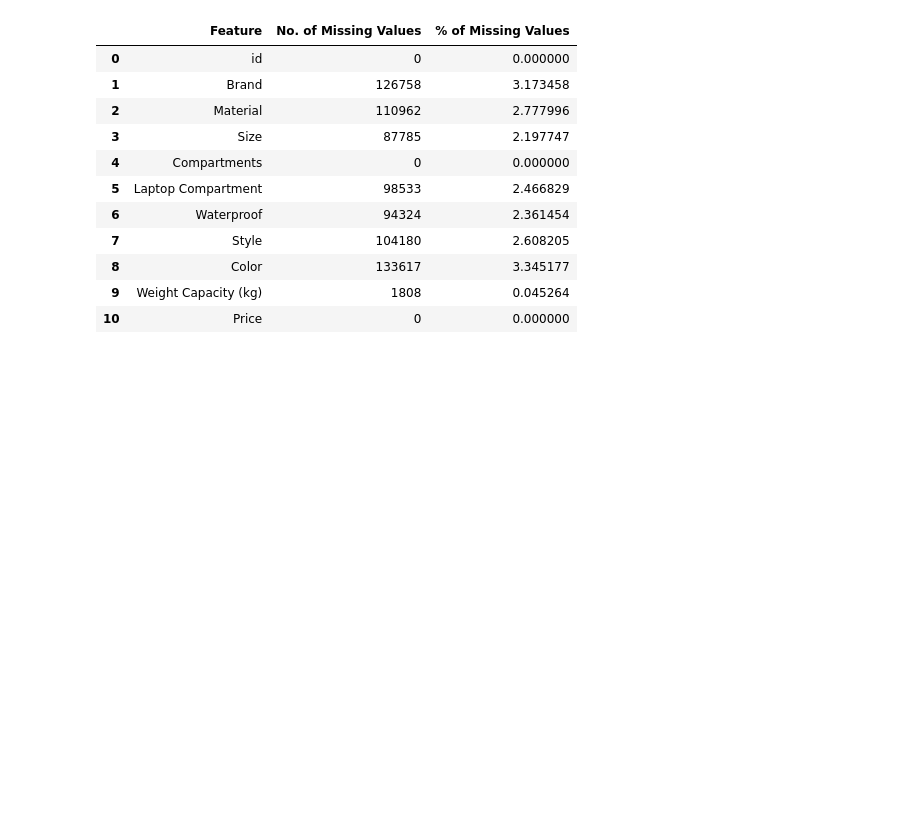
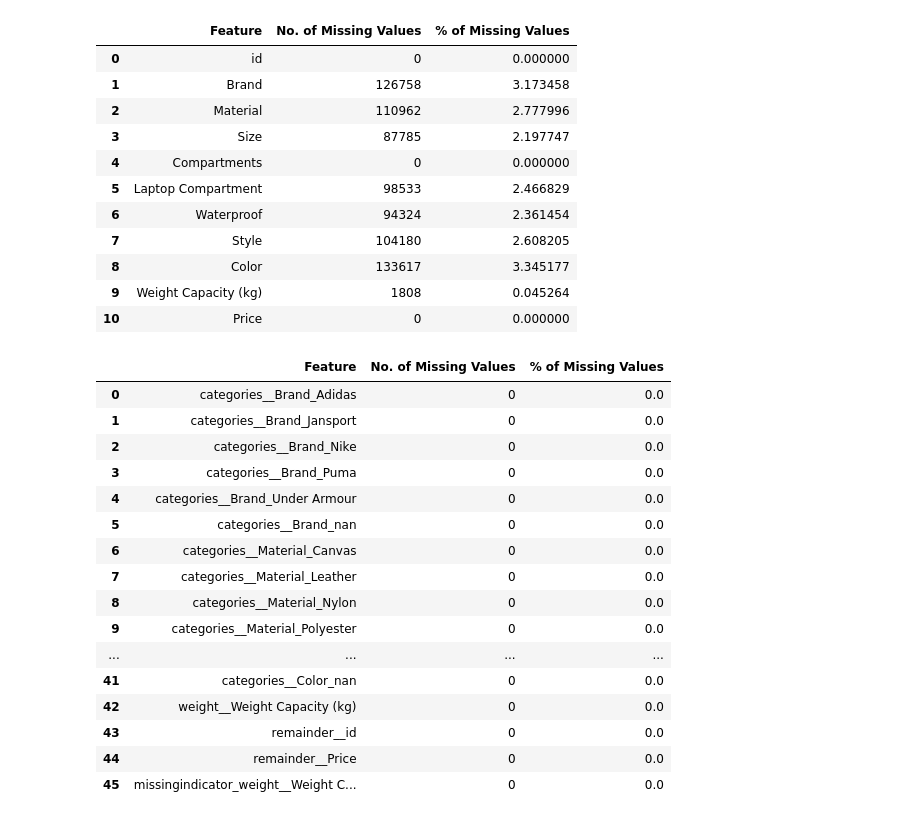
Before and after one commit to mihofer/kaggle_projects, a Jupyter notebook: backpack_prediction_challenge/analysis.ipynb, the cells around one changed output. Saved outputs shown, nothing was run; the diff lists cells and outputs as text; code cells hidden in the pictures; blank space fills up the shorter version.

```diff
--- a/backpack_prediction_challenge/analysis.ipynb
+++ b/backpack_prediction_challenge/analysis.ipynb
@@ -146,5 +147,52 @@ missing_values_train
 | 8 | Color | 133617 | 3.345177 |
 | 9 | Weight Capacity (kg) | 1808 | 0.045264 |
 | 10 | Price | 0 | 0.000000 |
+# %%
+transformer = ColumnTransformer(
+    transformers=[
+        ('categories', OneHotEncoder(), CATEGORIC_COLUMNS),
+        ('weight', MinMaxScaler(), ['Weight Capacity (kg)']),
+    ], remainder='passthrough'
+)
+
+imputer = KNNImputer(
+    n_neighbors=2,
+    weights='uniform',
+    add_indicator=True,
+)
+
+transformer_pipeline=Pipeline(
+    steps=[
+        ('transform', transformer),
+        ('impute', imputer)
+    ]
+)
+imputed_train_df = transformer_pipeline.fit_transform(train_df)
+imputed_train_df
+# %%
+missing_values_train = pd.DataFrame({
+    'Feature': imputed_train_df.columns,
+    'No. of Missing Values': imputed_train_df.isnull().sum().values,
+    '% of Missing Values': ((imputed_train_df.isnull().sum().values)/len(imputed_train_df)*100)
+    })
+missing_values_train
+# %% [output]
+|  | Feature | No. of Missing Values | % of Missing Values |
+| 0 | categories__Brand_Adidas | 0 | 0.0 |
+| 1 | categories__Brand_Jansport | 0 | 0.0 |
+| 2 | categories__Brand_Nike | 0 | 0.0 |
+| 3 | categories__Brand_Puma | 0 | 0.0 |
+| 4 | categories__Brand_Under Armour | 0 | 0.0 |
+| 5 | categories__Brand_nan | 0 | 0.0 |
+| 6 | categories__Material_Canvas | 0 | 0.0 |
+| 7 | categories__Material_Leather | 0 | 0.0 |
+| 8 | categories__Material_Nylon | 0 | 0.0 |
+| 9 | categories__Material_Polyester | 0 | 0.0 |
+| ... | ... | ... | ... |
+| 41 | categories__Color_nan | 0 | 0.0 |
+| 42 | weight__Weight Capacity (kg) | 0 | 0.0 |
+| 43 | remainder__id | 0 | 0.0 |
+| 44 | remainder__Price | 0 | 0.0 |
+| 45 | missingindicator_weight__Weight C... | 0 | 0.0 |
 # %%
 train_df.duplicated().sum()
```
Also changed, not shown: parts of 10 cells of this notebook, 1 other file.
